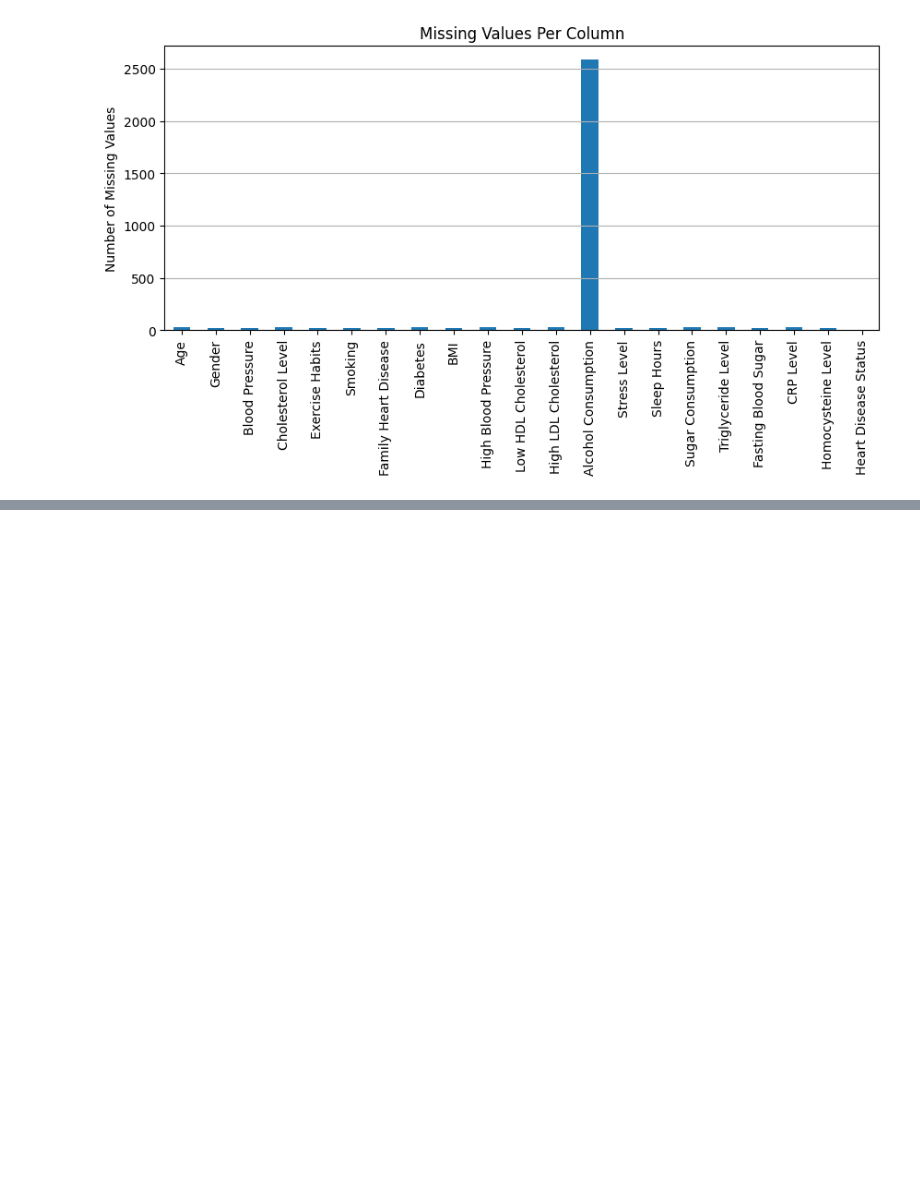
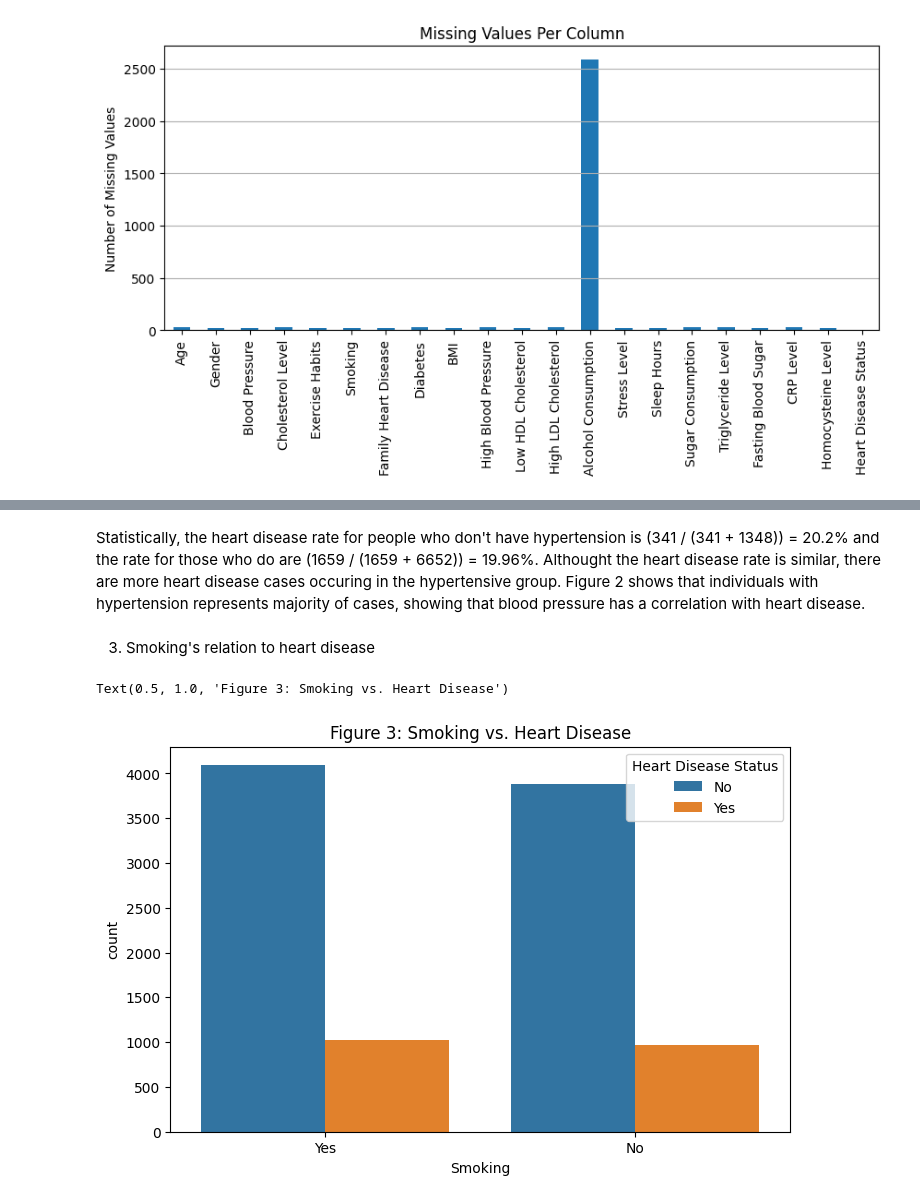
Before and after one commit to Markus8888888/heart-disease-prediction, a Jupyter notebook: notebooks/1_exploratory_data_analysis.ipynb, the cells around one changed output, grey strips where cells are left out. Cells and saved outputs as stored; diff of their text form; code cells hidden in the pictures; blank space fills up the shorter version.

```diff
--- a/notebooks/1_exploratory_data_analysis.ipynb
+++ b/notebooks/1_exploratory_data_analysis.ipynb
@@ -108,0 +145,11 @@ freq                  2500         3387              3390                 8000
+# %% [markdown]
+Statistically, the heart disease rate for people who don't have hypertension is (341 / (341 + 1348)) = 20.2% and the rate for those who do are (1659 / (1659 + 6652)) = 19.96%. Althought the heart disease rate is similar, there are more heart disease cases occuring in the hypertensive group. Figure 2 shows that individuals with hypertension represents majority of cases, showing that blood pressure has a correlation with heart disease.
+# %% [markdown]
+3. Smoking's relation to heart disease
+# %%
+plt.figure(figsize = (8, 5))
+sns.countplot(x = "Smoking", hue = "Heart Disease Status", data = df)
+plt.title("Figure 3: Smoking vs. Heart Disease")
+# %% [output]
+Text(0.5, 1.0, 'Figure 3: Smoking vs. Heart Disease')
+[figure, added]
```
Also changed, not shown: parts of 12 cells of this notebook, 2 other files.
